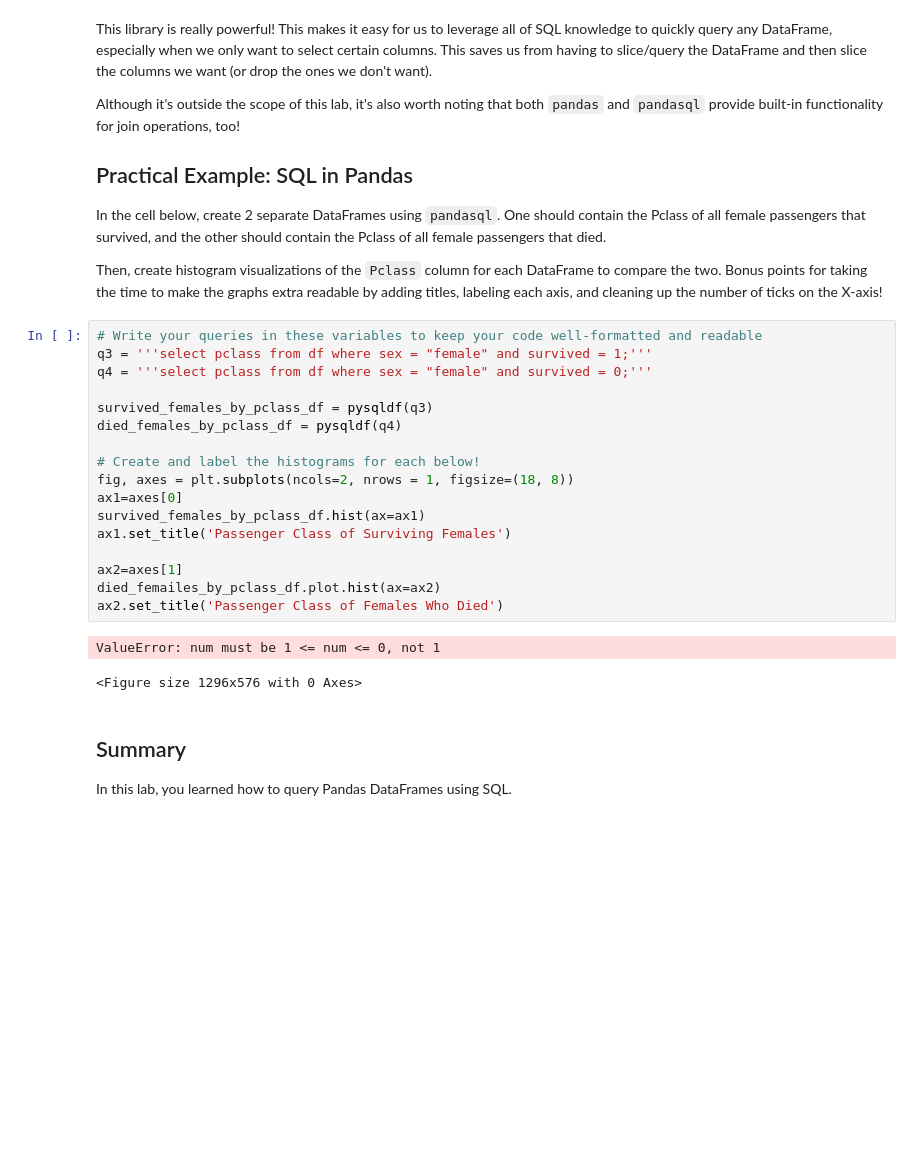
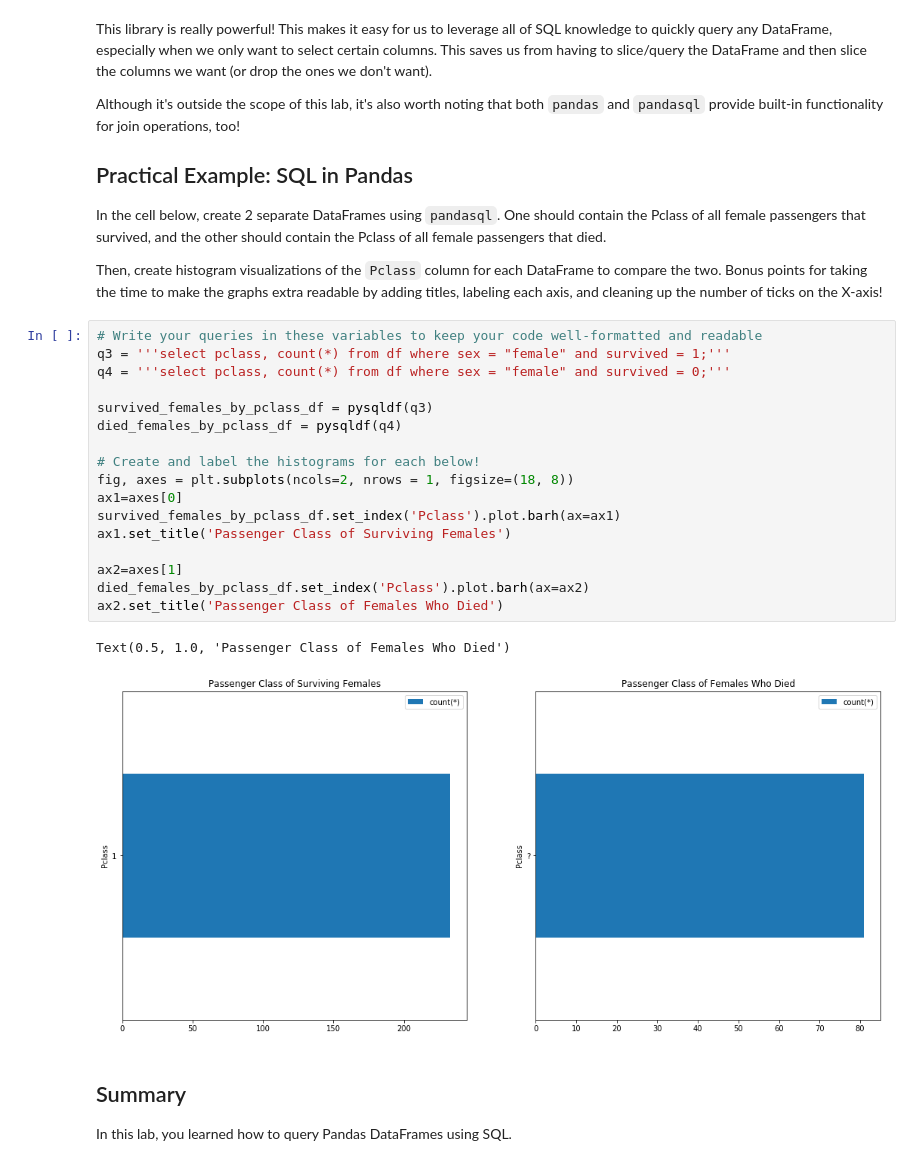
Before and after one commit to lparr/dsc-1-05-17-using-sql-with-pandas-lab-online-ds-sp-000, a Jupyter notebook: index.ipynb, the cells around one changed output. Drawn from its saved outputs; the diff is of its cells as text; blank space fills up the shorter version.

```diff
--- a/index.ipynb
+++ b/index.ipynb
@@ -324,24 +316,24 @@ In the cell below, create 2 separate DataFrames using `pandasql`.  One should co
 Then, create histogram visualizations of the `Pclass` column for each DataFrame to compare the two.  Bonus points for taking the time to make the graphs extra readable by adding titles, labeling each axis, and cleaning up the number of ticks on the X-axis!
 # %%
 # Write your queries in these variables to keep your code well-formatted and readable
-q3 = '''select pclass from df where sex = "female" and survived = 1;'''
-q4 = '''select pclass from df where sex = "female" and survived = 0;'''
+q3 = '''select pclass, count(*) from df where sex = "female" and survived = 1;'''
+q4 = '''select pclass, count(*) from df where sex = "female" and survived = 0;'''
 
 survived_females_by_pclass_df = pysqldf(q3)
 died_females_by_pclass_df = pysqldf(q4)
 
 # Create and label the histograms for each below!
 fig, axes = plt.subplots(ncols=2, nrows = 1, figsize=(18, 8))
 ax1=axes[0]
-survived_females_by_pclass_df.hist(ax=ax1)
+survived_females_by_pclass_df.set_index('Pclass').plot.barh(ax=ax1)
 ax1.set_title('Passenger Class of Surviving Females')
 
 ax2=axes[1]
-died_femailes_by_pclass_df.plot.hist(ax=ax2)
+died_females_by_pclass_df.set_index('Pclass').plot.barh(ax=ax2)
 ax2.set_title('Passenger Class of Females Who Died')
 # %% [output]
-ValueError: num must be 1 <= num <= 0, not 1
+Text(0.5, 1.0, 'Passenger Class of Females Who Died')
-<Figure size 1296x576 with 0 Axes>
+[figure, added]
 # %% [markdown]
 ## Summary
 
```
Also changed, not shown: parts of 1 cell of this notebook.
